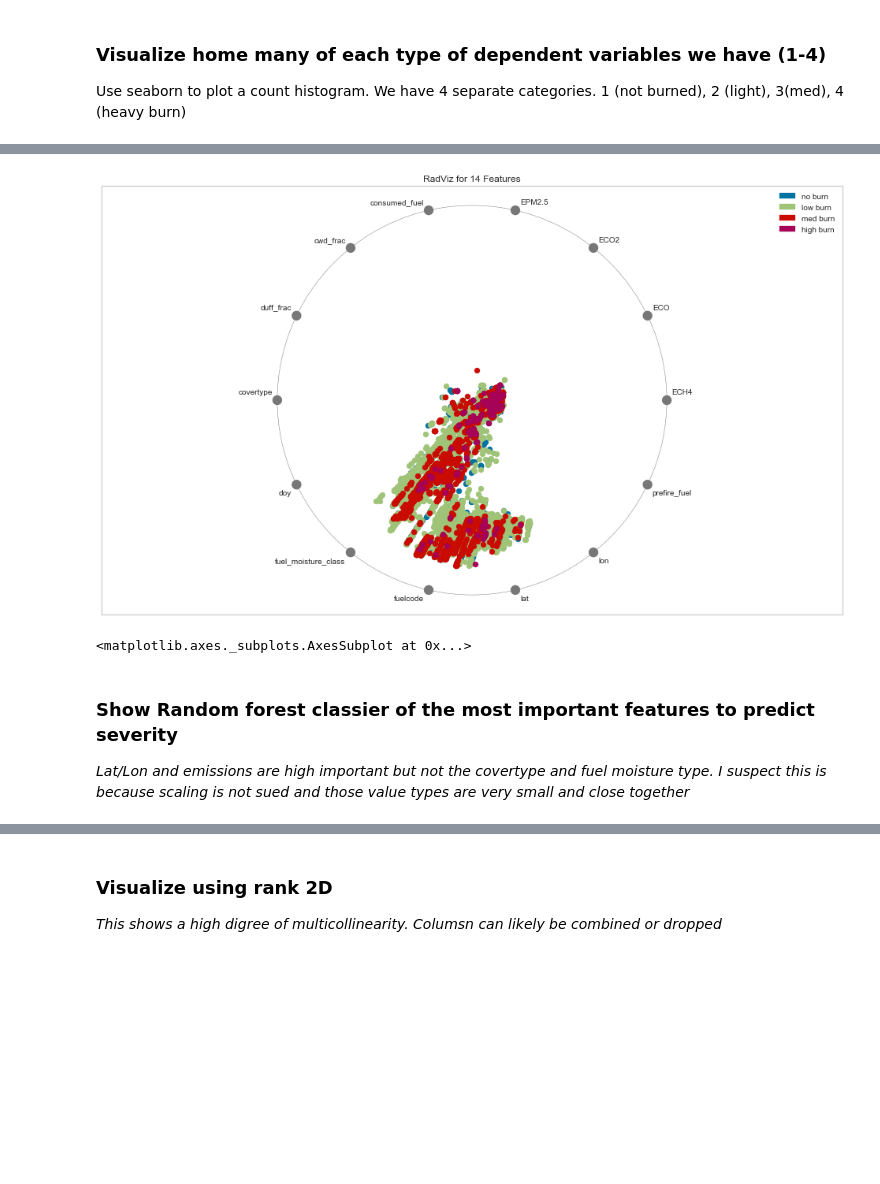
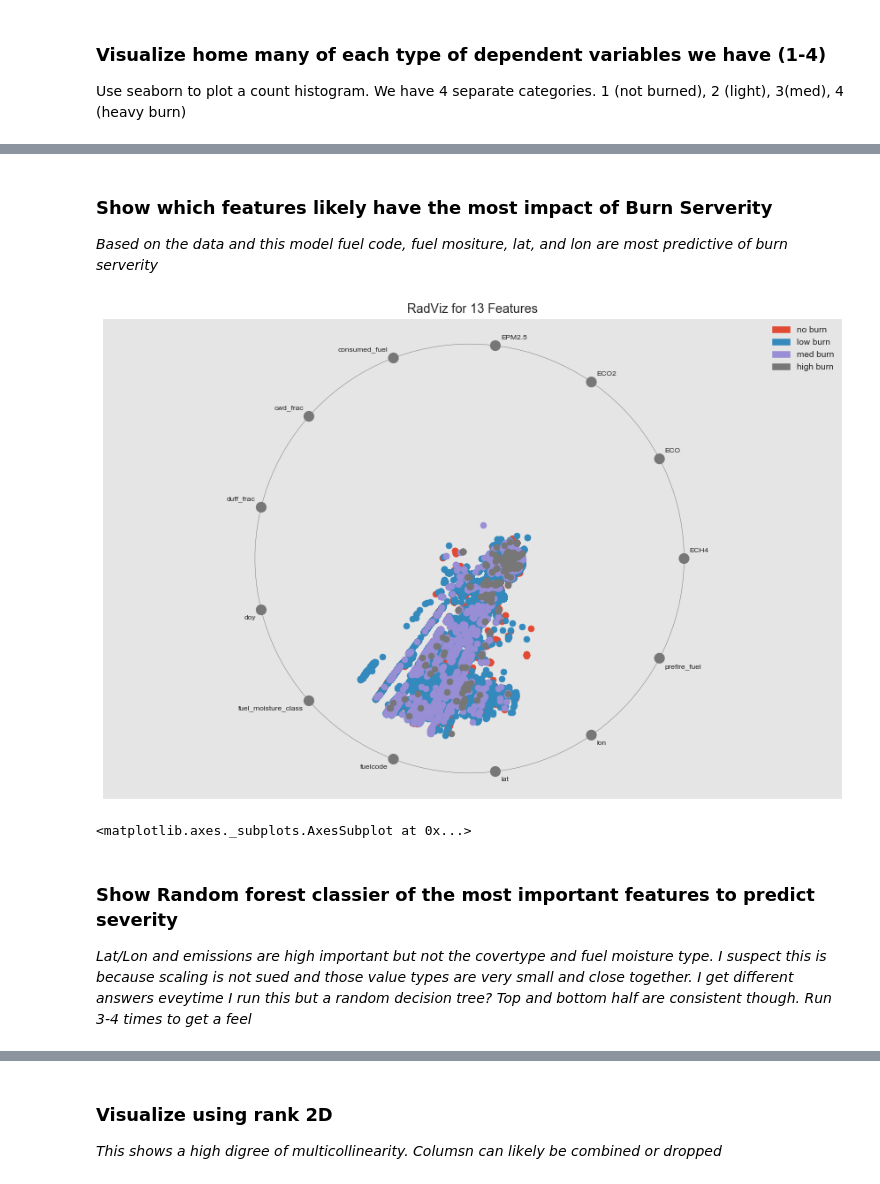
Before and after one commit to NahidGithub/Predicting-Wildfires, a Jupyter notebook: notebooks/WildFires_Data_Exploration.ipynb, the cells around one changed output, grey strips where cells are left out. Saved outputs shown, nothing was run; the diff lists cells and outputs as text; code cells hidden in the pictures; blank space fills up the shorter version.

```diff
--- a/notebooks/WildFires_Data_Exploration.ipynb
+++ b/notebooks/WildFires_Data_Exploration.ipynb
@@ -103,7 +114,9 @@ dfEmissions.head()
 <i> This example uses emissions until the machine learning table is setup. We will predict BSEV 1-4) Burn serverity</i>
 # %%
 #drop columns which are not relevant
-dfEmissions = dfEmissions.drop(columns=['Unnamed: 0', 'cluster_ref', 'Key', 'id', 'year'])
+
+#covertype maps to fuelcode so no need to have it twice
+dfEmissions = dfEmissions.drop(columns=['cluster_ref', 'Key', 'id', 'year', 'covertype'])
 # %%
 #show the shape of the data
 print (dfEmissions.shape)
@@ -179,30 +191,35 @@ Text(0.5, 0.98, 'Scatter-matrix for each input variable')
+# %% [markdown]
+### Show which features likely have the most impact of Burn Serverity
+<i> Based on the data and this model fuel code, fuel mositure, lat, and lon are most predictive of burn serverity</i>
 # %%
 from yellowbrick.features import RadViz
 
 
-feature_names = ['ECH4', 'ECO', 'ECO2', 'EPM2.5', 'consumed_fuel', 'cwd_frac', 'duff_frac', 'covertype','doy',
+#udpate the feature list if you removed features
+feature_names = ['ECH4', 'ECO', 'ECO2', 'EPM2.5', 'consumed_fuel', 'cwd_frac', 'duff_frac','doy',
                 'fuel_moisture_class', 'fuelcode', 'lat', 'lon', 'prefire_fuel']
+
 
 X = dfEmissions[feature_names]
 y = dfEmissions['BSEV']
 
 # Specify the target classes
 classes = ["no burn", "low burn", "med burn", "high burn"]
 
 # Instantiate the visualizer
 visualizer = RadViz(classes=classes, features=feature_names, size=(1080, 720))
 
 visualizer.fit(X, y)           # Fit the data to the visualizer
 visualizer.transform(X)        # Transform the data
 visualizer.show()              # Draw the data
 # %% [output]
-[figure, old version]
+[figure, new version]
 <matplotlib.axes._subplots.AxesSubplot at 0x...>
 # %% [markdown]
 ### Show Random forest classier of the most important features to predict severity
 
 <i> Lat/Lon and emissions are high important but not the covertype and fuel moisture type. I suspect this is because
-scaling is not sued and those value types are very small and close together </i>
+scaling is not sued and those value types are very small and close together. I get different answers eveytime I run this but a random decision tree? Top and bottom half are consistent though. Run 3-4 times to get a feel </i>
 # %%
 from sklearn.ensemble import RandomForestClassifier
 from yellowbrick.features import FeatureImportances
```
Also changed, not shown: parts of 20 cells of this notebook.
